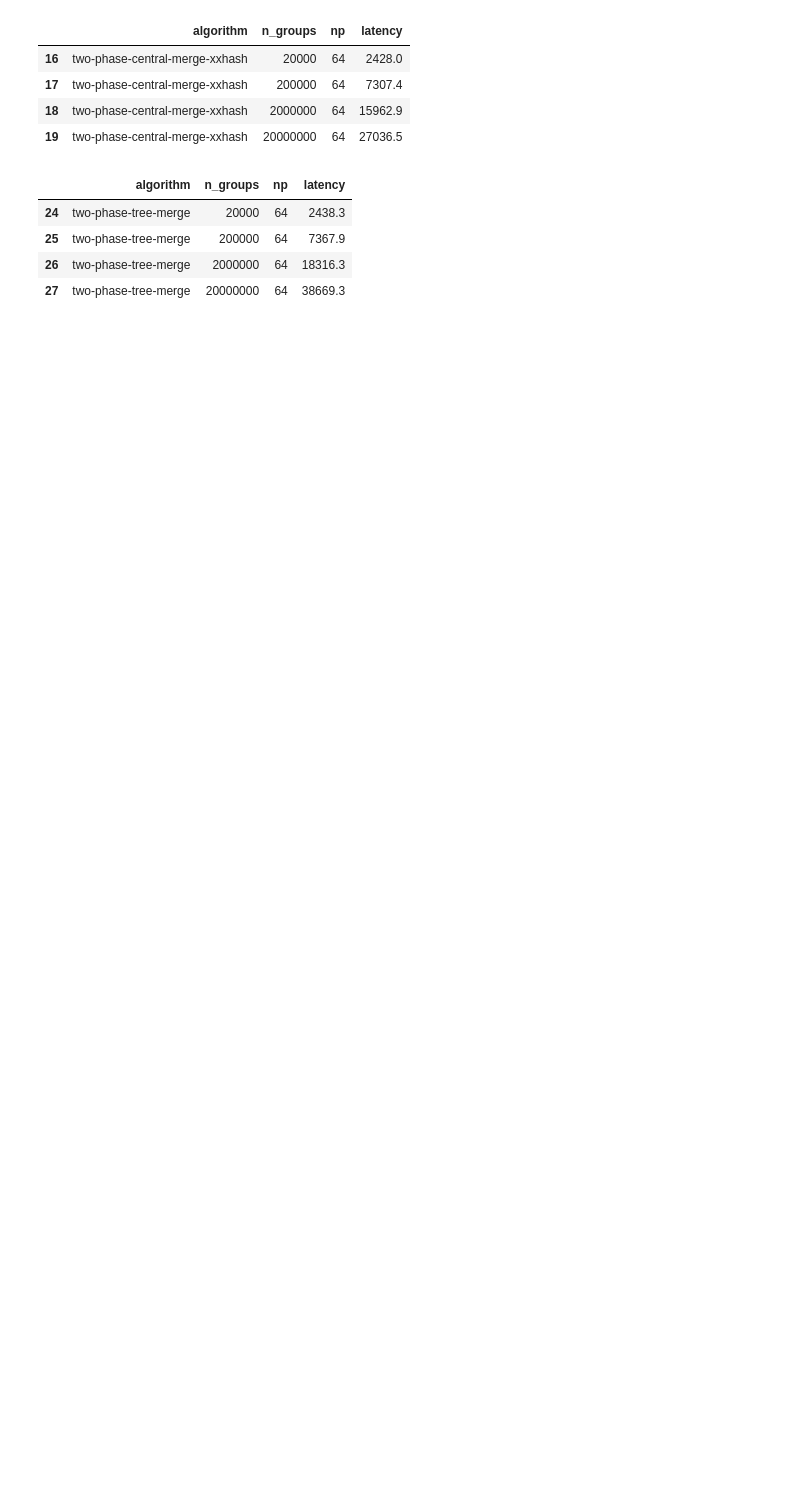
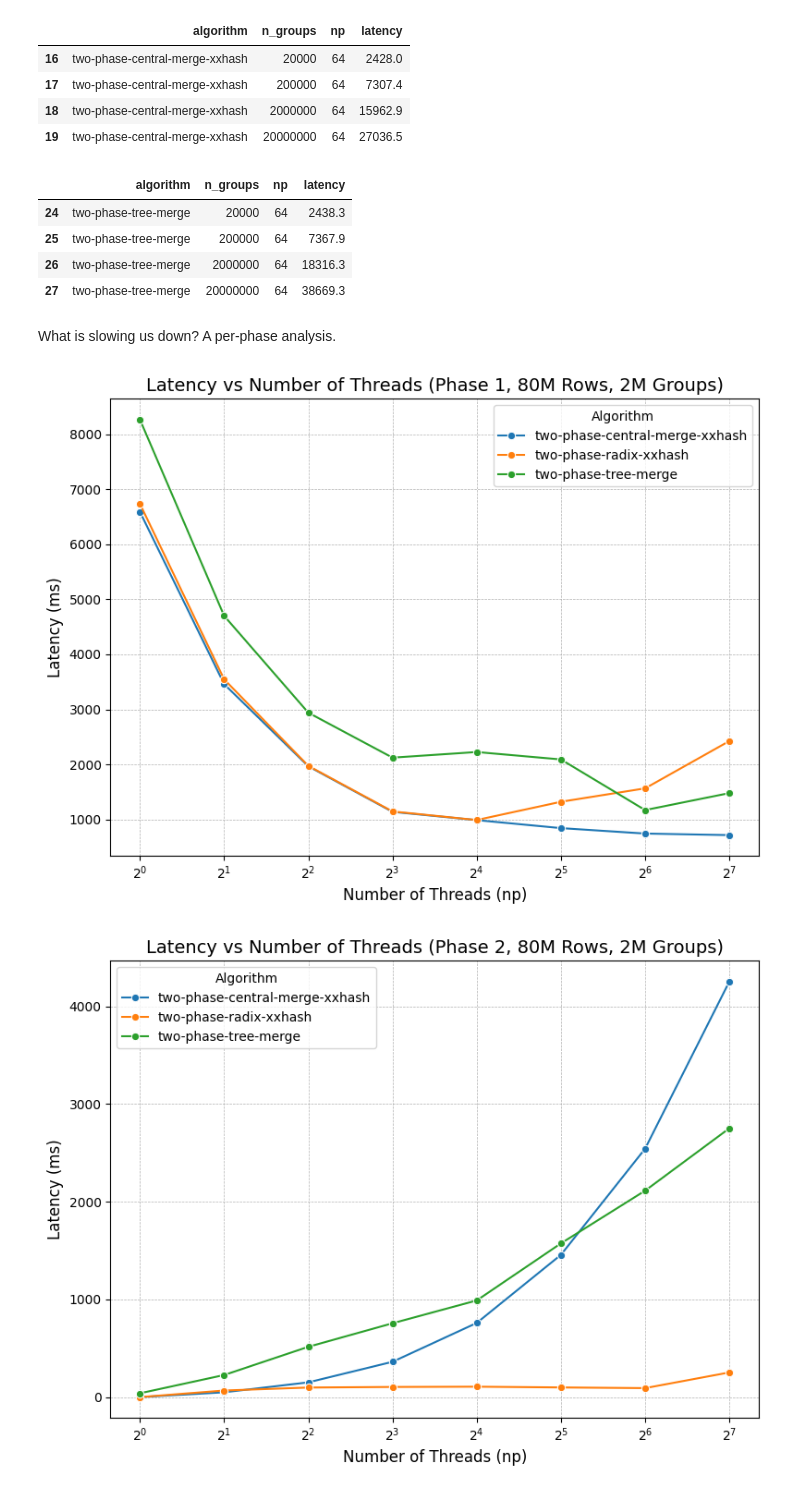
Before and after one commit to haok1402/parallel-groupby, a Jupyter notebook: analyze.ipynb, the cells around one changed output. Saved outputs shown, nothing was run; the diff lists cells and outputs as text; code cells hidden in the pictures; blank space fills up the shorter version.

Commit message:
plot per-phase latency

```diff
--- a/analyze.ipynb
+++ b/analyze.ipynb
@@ -251,3 +251,71 @@ display(df[(df['algorithm'] == 'two-phase-tree-merge')])
 | 25 | two-phase-tree-merge | 200000 | 64 | 7367.9 |
 | 26 | two-phase-tree-merge | 2000000 | 64 | 18316.3 |
 | 27 | two-phase-tree-merge | 20000000 | 64 | 38669.3 |
+# %% [markdown]
+What is slowing us down? A per-phase analysis.
+# %%
+import pandas as pd
+import seaborn as sns
+import matplotlib.pyplot as plt
+
+pd.set_option('display.max_rows', None)
+pd.set_option('display.max_columns', None)
+
+# Step 1: Load the data
+df = pd.read_parquet(
+    "results/psc-baselines-2.parquet",
+    columns=["algorithm", "n_rows", "n_groups", "np", "attribute", "trial_id", "value"],
+    filters=[
+        ("dist", "==", "uniform"),
+        ("n_rows", "==", 80_000_000),
+        ("n_groups", "==", 2_000_000),
+        ("attribute", "in", [
+            "phase_1", "phase_2",
+            "aggregation_time",
+        ]),
+        ("algorithm", "in", [
+            "two-phase-central-merge-xxhash",
+            "two-phase-tree-merge",
+            "two-phase-radix-xxhash",
+            "omp-lock-free-hash-table",
+        ])
+    ],
+)
+
+# Step 2: Preprocess
+df["value"] = df["value"].apply(lambda x: float(x.removesuffix("ms")))
+df = df.rename(columns={"value": "latency"})
+df = df.groupby(["algorithm", "n_rows", "n_groups", "np", "attribute"], as_index=False)["latency"].mean()
+df = df.sort_values(by=["algorithm", "n_rows", "n_groups", "np", "attribute"])
+
+# Step 3: Plot Phase-1 Latency
+selected = df[(df["attribute"] == "phase_1")]
+plt.figure(figsize=(8, 6))
+sns.lineplot(data=selected, x="np", y="latency", hue="algorithm", marker="o")
+
+plt.xscale("log", base=2)
+plt.xlabel("Number of Threads (np)", fontsize=12)
+plt.ylabel("Latency (ms)", fontsize=12)
+plt.title("Latency vs Number of Threads (Phase 1, 80M Rows, 2M Groups)", fontsize=14)
+plt.grid(True, which="both", ls="--", lw=0.5)
+plt.legend(title="Algorithm", loc="best")
+plt.tight_layout()
+plt.show()
+plt.close()
+
+# Step 3: Plot Phase-2 Latency
+selected = df[(df["attribute"] == "phase_2")]
+plt.figure(figsize=(8, 6))
+sns.lineplot(data=selected, x="np", y="latency", hue="algorithm", marker="o")
+
+plt.xscale("log", base=2)
+plt.xlabel("Number of Threads (np)", fontsize=12)
+plt.ylabel("Latency (ms)", fontsize=12)
+plt.title("Latency vs Number of Threads (Phase 2, 80M Rows, 2M Groups)", fontsize=14)
+plt.grid(True, which="both", ls="--", lw=0.5)
+plt.legend(title="Algorithm", loc="best")
+plt.tight_layout()
+plt.show()
+# %% [output]
+[figure, added]
+[figure, added]
```
